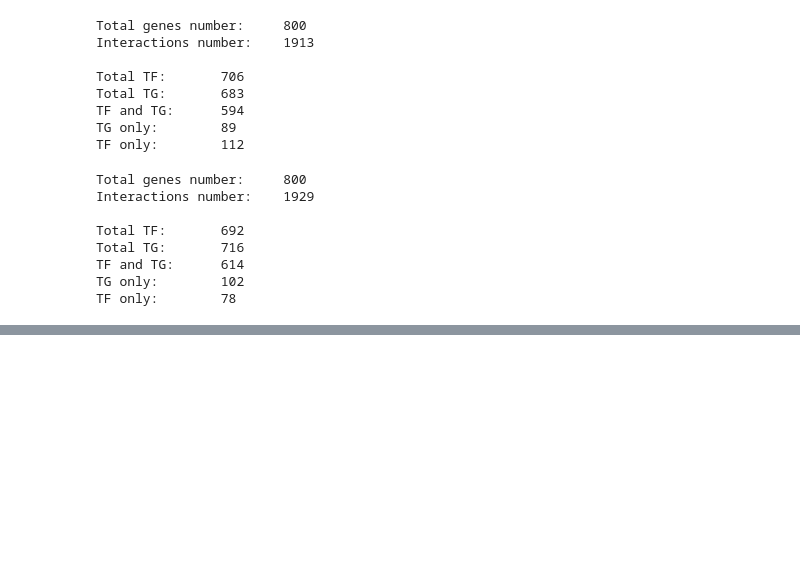
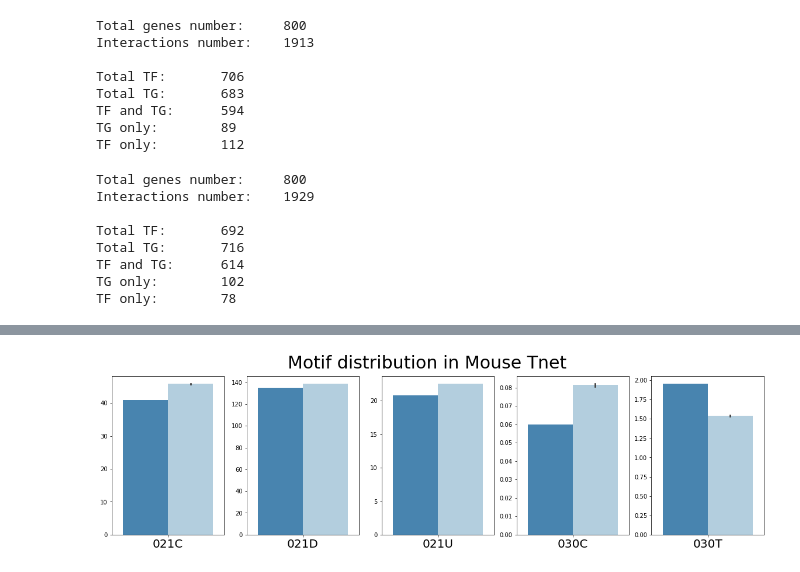
Before and after one commit to ovavulov/bionetworks, a Jupyter notebook: 1_network_construction.ipynb, the cells around one changed output, grey strips where cells are left out. Saved outputs shown, nothing was run; the diff lists cells and outputs as text; code cells hidden in the pictures; blank space fills up the shorter version.

```diff
--- a/1_network_construction.ipynb
+++ b/1_network_construction.ipynb
@@ -248,0 +352,2 @@ TF only:        78
+# %%
+interaction_matrix = joblib.load("./networks/mouse/interaction_matrix.gz")
@@ -248,0 +365,6 @@ TF only:        78
+# %%
+counters = joblib.load("./networks/mouse/shuffled_counters.gz");
+# %%
+f.plot_distr(counters, counter, label="Motif distribution in Mouse Tnet", highlight=False);
+# %% [output]
+[figure, added]
```
Also changed, not shown: parts of 21 cells of this notebook, 41 other files.
